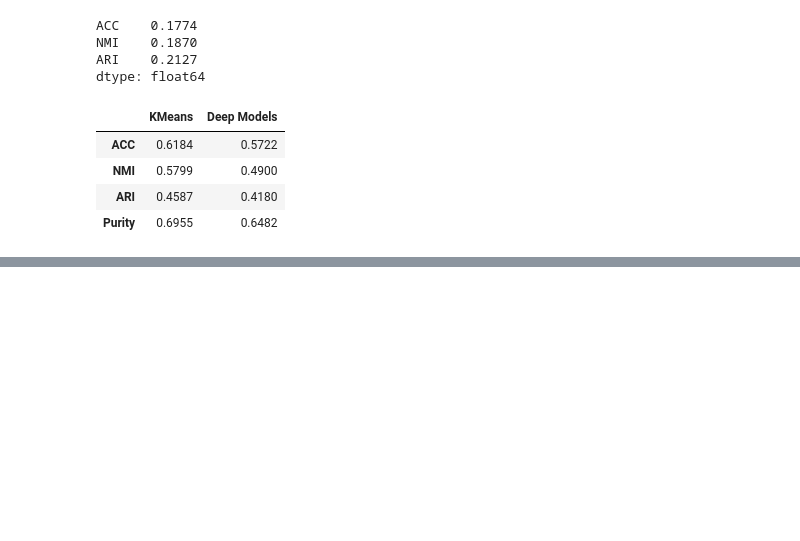
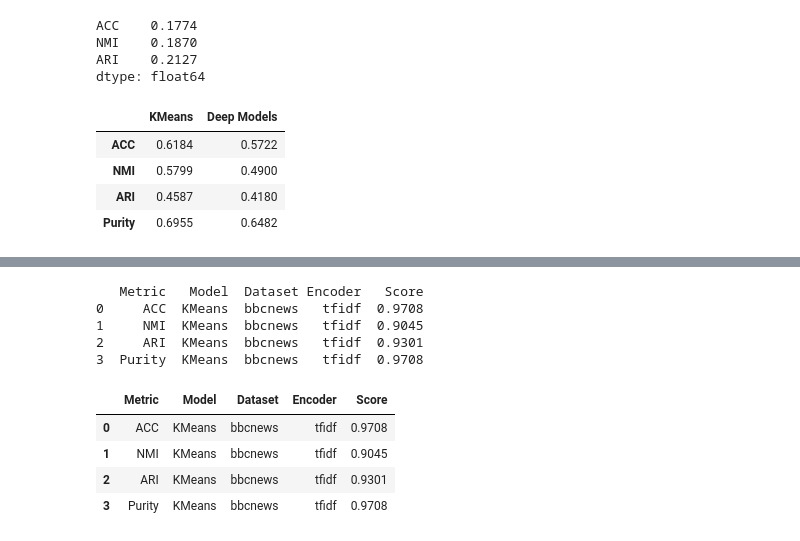
Before and after one commit to MuhammadSyyed/deep-doc-clustering, a Jupyter notebook: Code/notebooks/performances_eval.ipynb, the cells around one changed output, grey strips where cells are left out. Drawn from its saved outputs; the diff is of its cells as text; code cells hidden in the pictures; blank space fills up the shorter version.

```diff
--- a/Code/notebooks/performances_eval.ipynb
+++ b/Code/notebooks/performances_eval.ipynb
@@ -146,0 +258,44 @@ comparison
+# %%
+# -----------------------------------
+# Best Performing Configurations Table
+# -----------------------------------
+
+metrics = ["ACC", "NMI", "ARI", "Purity"]
+
+best_rows = []
+
+for metric in metrics:
+
+    best_idx = results[metric].idxmax()
+
+    row = results.loc[best_idx]
+
+    best_rows.append({
+        "Metric": metric,
+        "Model": row["model"],
+        "Dataset": row["dataset"],
+        "Encoder": row["encoder"],
+        "Score": round(row[metric], 4)
+    })
+
+best_df = pd.DataFrame(best_rows)
+
+# -----------------------------------
+# Display
+# -----------------------------------
+
+print(best_df)
+
+# Optional prettier display in notebook
+display(best_df)
+# %% [output]
+   Metric   Model  Dataset Encoder   Score
+0     ACC  KMeans  bbcnews   tfidf  0.9708
+1     NMI  KMeans  bbcnews   tfidf  0.9045
+2     ARI  KMeans  bbcnews   tfidf  0.9301
+3  Purity  KMeans  bbcnews   tfidf  0.9708
+|  | Metric | Model | Dataset | Encoder | Score |
+| 0 | ACC | KMeans | bbcnews | tfidf | 0.9708 |
+| 1 | NMI | KMeans | bbcnews | tfidf | 0.9045 |
+| 2 | ARI | KMeans | bbcnews | tfidf | 0.9301 |
+| 3 | Purity | KMeans | bbcnews | tfidf | 0.9708 |
```
Also changed, not shown: parts of 8 cells of this notebook, 10 other files.
